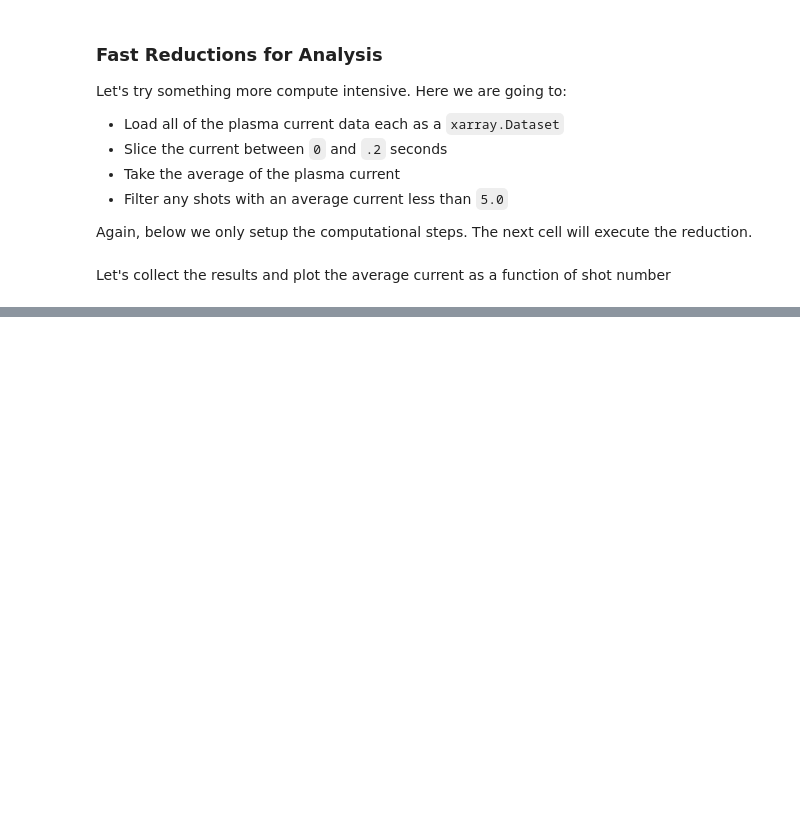
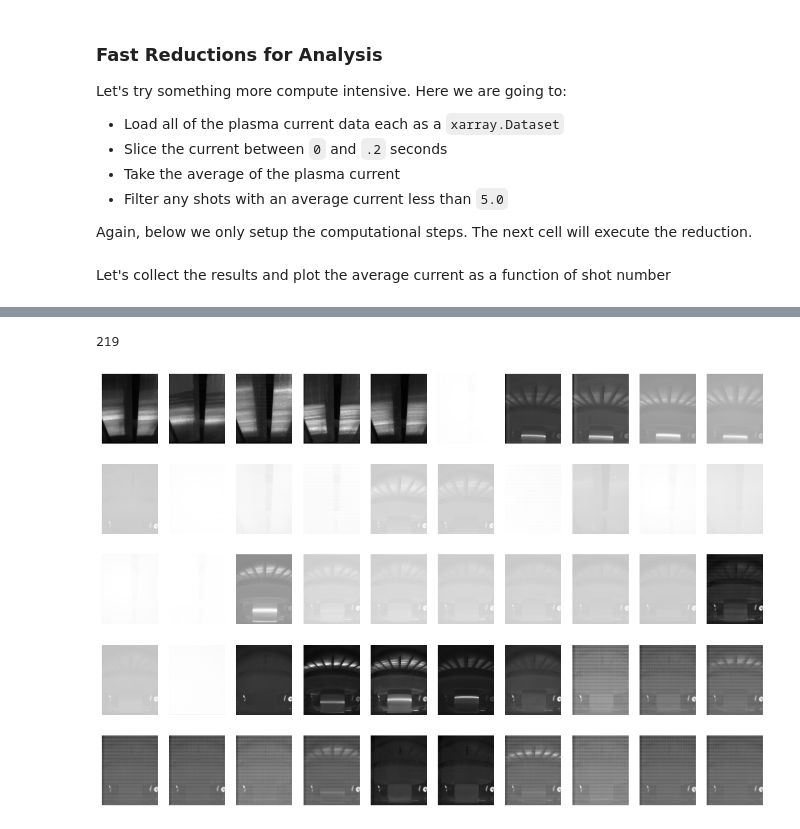
Before and after one commit to samueljackson92/mast-book, a Jupyter notebook: load_spark.ipynb, the cells around one changed output, grey strips where cells are left out. Drawn from its saved outputs; the diff is of its cells as text; code cells hidden in the pictures; blank space fills up the shorter version.

```diff
--- a/load_spark.ipynb
+++ b/load_spark.ipynb
@@ -122,0 +143,28 @@ Text(0, 0.5, 'current')
+# %%
+store = s3fs.S3Map(root=f'mast/rir.zarr', s3=s3, check=False)
+handle = zarr.open_consolidated(store)
+groups = list(handle.groups())
+
+keys = [k for k, g in groups]
+
+for k in keys:
+    handle[k]
+# %%
+from skimage.exposure import equalize_adapthist, rescale_intensity
+from skimage.filters import median
+
+def process_image(ds):
+    img = ds['data'].mean('time') # average across time
+    img = median(img)             # median filter
+    img = rescale_intensity(img)  # rescale to 0-1 range
+    # img = equalize_adapthist(img)
+    return img
+
+rdd = spark.sparkContext.parallelize(reversed(groups), 100)
+rdd = rdd.filter(lambda item: item[1]['data'].shape[1] > 200)
+rdd = rdd.map(lambda item: xr.open_zarr(store, group=item[0]))
+rdd = rdd.map(process_image)
+# rdd = rdd.cache()
+# %%
+%%time
+results = rdd.collect()
@@ -122,0 +176,11 @@ Text(0, 0.5, 'current')
+# %%
+len(results)
+# %% [output]
+219
+# %%
+fig, axes = plt.subplots(5, 10, figsize=(15, 10))
+for ax, item in zip(axes.flatten(), results[::2]):
+    ax.imshow(item.T, cmap='gray')
+    ax.axis('off')
+# %% [output]
+[figure, added]
```
Also changed, not shown: parts of 11 cells of this notebook, 6 other files.
